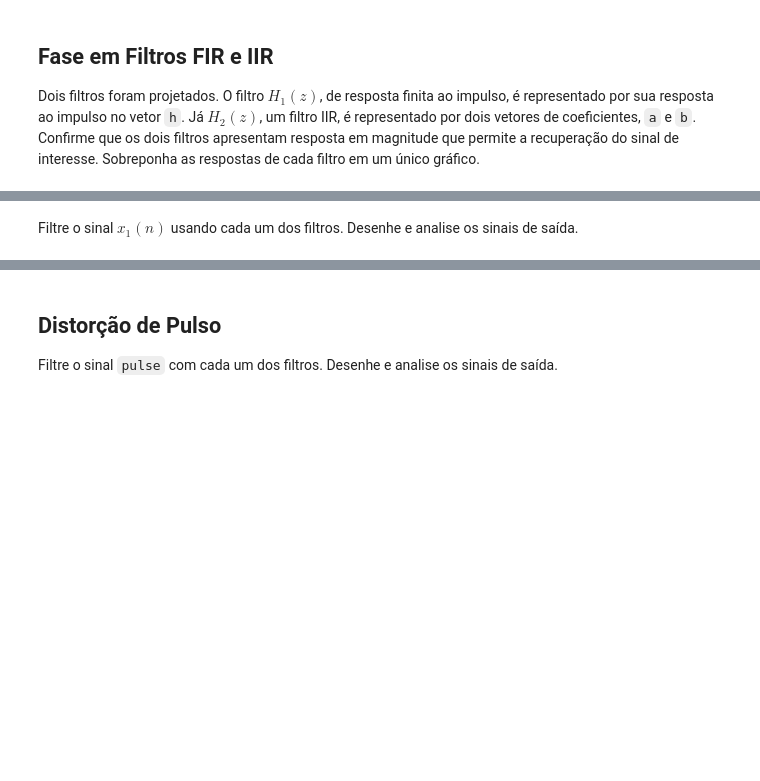
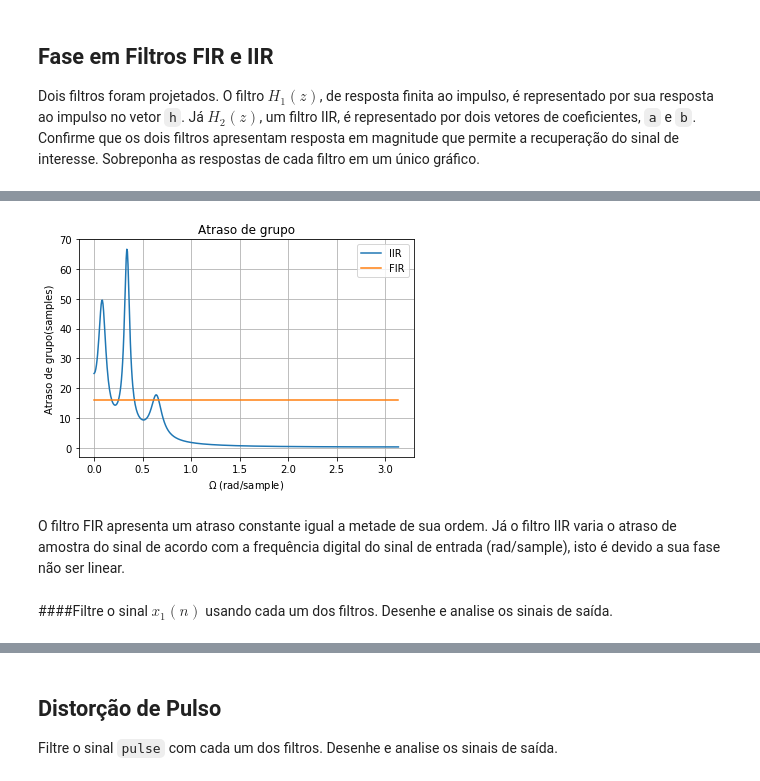
Before and after one commit to jhonatanlang/DSP2, a Jupyter notebook: Activity_6/Atividade_6_Fase.ipynb, the cells around one changed output, grey strips where cells are left out. Drawn from its saved outputs; the diff is of its cells as text; code cells hidden in the pictures; blank space fills up the shorter version.

```diff
--- a/Activity_6/Atividade_6_Fase.ipynb
+++ b/Activity_6/Atividade_6_Fase.ipynb
@@ -58,2 +114,19 @@ Calcule e mostre o atraso de grupo do filtro IIR.
+# %%
+# Group delay
+plt.figure(3)
+grp2 = signal.group_delay((b[0],a[0])) # IIR
+plt.plot(grp2[0], grp2[1])
+grp1 = signal.group_delay((h[0],[1])) # FIR
+plt.plot(grp1[0], grp1[1])
+plt.title('Atraso de grupo')
+plt.ylabel('Atraso de grupo(samples)')
+plt.xlabel('$\Omega$ (rad/sample)')
+plt.legend(["IIR", "FIR"])
+plt.grid()
+plt.show()
+# %% [output]
+[figure, added]
+# %% [markdown]
+O filtro FIR apresenta um atraso constante igual a metade de sua ordem. Já o filtro IIR varia o atraso de amostra do sinal de acordo com a frequência digital do sinal de entrada (rad/sample), isto é devido a sua fase não ser linear.
 # %% [markdown]
-Filtre o sinal $x_1(n)$ usando cada um dos filtros. Desenhe e analise os sinais de saída.
+####Filtre o sinal $x_1(n)$ usando cada um dos filtros. Desenhe e analise os sinais de saída.
```
Also changed, not shown: parts of 20 cells of this notebook.
